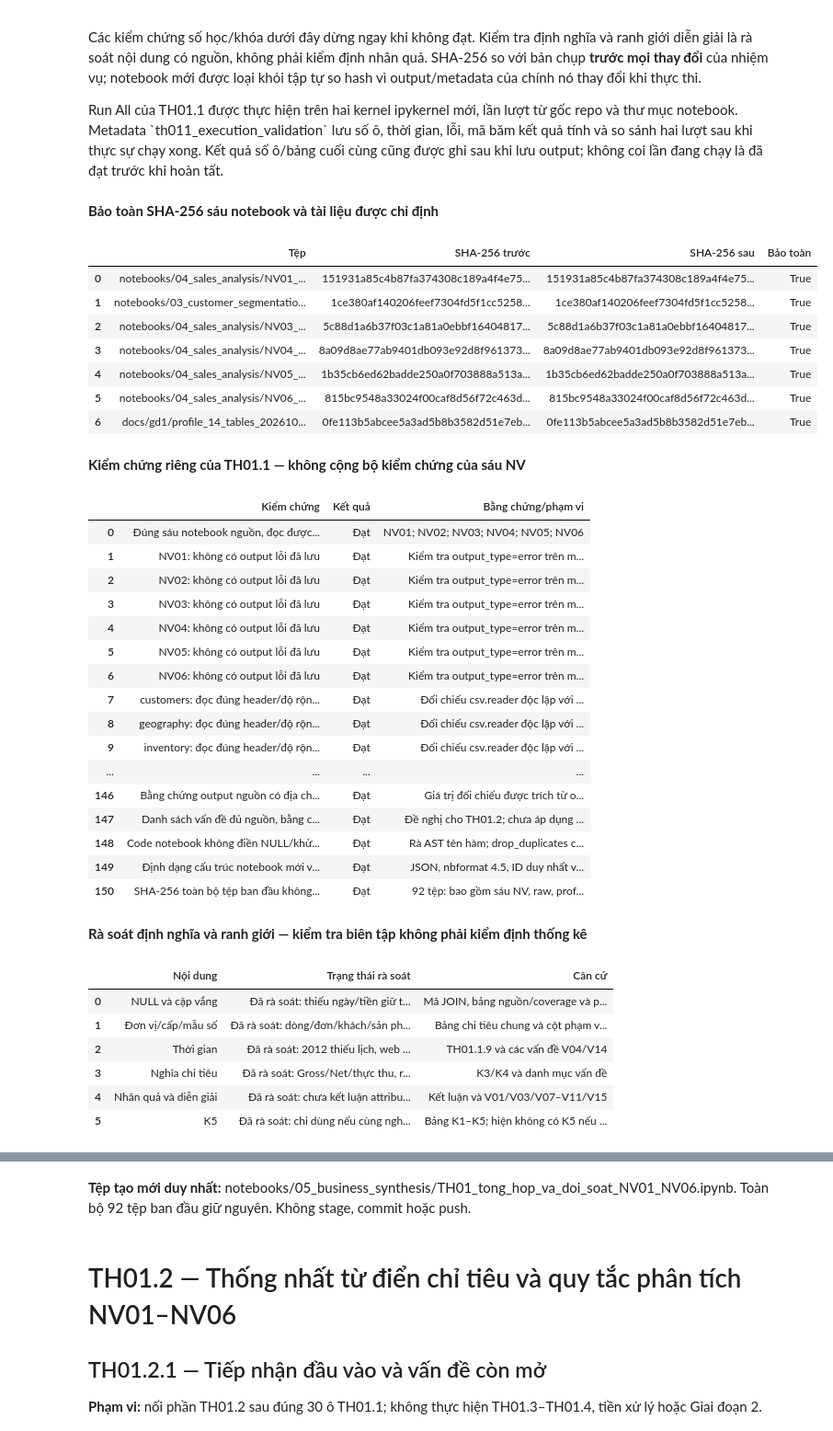
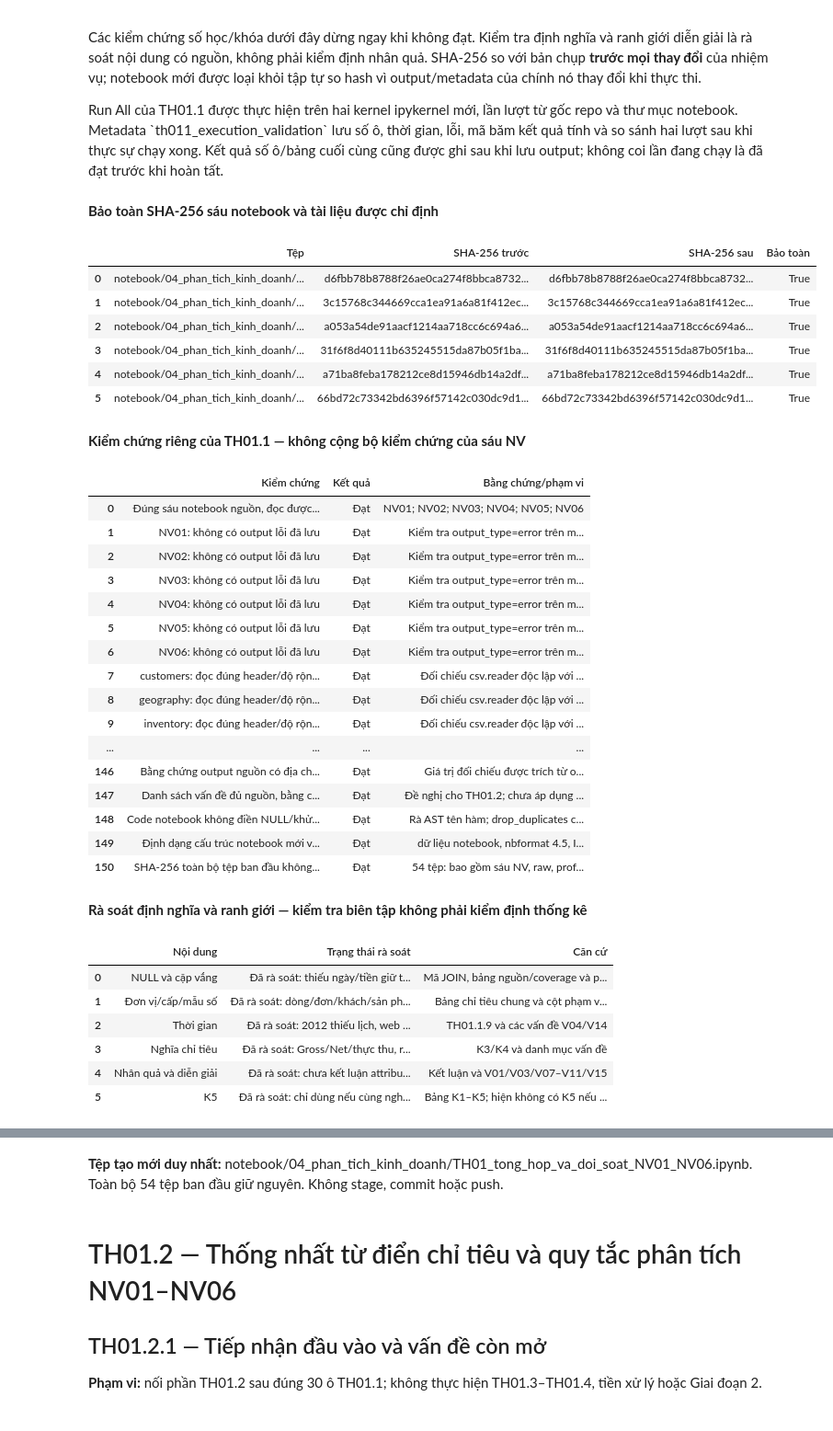
Before and after one commit to ngoctu1912/DA_Datathon2026, a Jupyter notebook: notebook/04_phan_tich_kinh_doanh/TH01_tong_hop_va_doi_soat_NV01_NV06.ipynb, the cells around one changed output, grey strips where cells are left out. Shown at 92% size. Saved outputs shown, nothing was run; the diff lists cells and outputs as text; code cells hidden in the pictures.

```diff
--- a/notebook/04_phan_tich_kinh_doanh/TH01_tong_hop_va_doi_soat_NV01_NV06.ipynb
+++ b/notebook/04_phan_tich_kinh_doanh/TH01_tong_hop_va_doi_soat_NV01_NV06.ipynb
@@ -156,7 +151,7 @@ def row(nv, pos, label):
     evidence.append({'Mã bằng chứng':key, 'Đường dẫn':NB[nv]['path'].relative_to(ROOT).as_posix(),
                      'Ô (từ 1)':pos, 'ID ô':t['Mã ô'], 'Cột':' | '.join(t['Cột']),
                      'Dòng đã lưu':' | '.join(r),
-                     'SHA-256 ô':hashlib.sha256(json.dumps(NB[nv]['doc']['cells'][pos-1],ensure_ascii=False,sort_keys=True).encode()).hexdigest()})
+                     'SHA-256 ô':stable_digest(NB[nv]['doc']['cells'][pos-1])})
     return r
 def src(nv,pos): return ''.join(NB[nv]['doc']['cells'][pos-1]['source'])
 def compact_execution(info):
@@ -178,7 +173,7 @@ def compact_execution(info):
                 small['runs']=[{k:x for k,x in run.items() if k in run_keep} for run in v['runs']]
             if small:
                 candidates.append(where+'/'+key+('/execution' if nested else '')+': '+
-                                  json.dumps(small,ensure_ascii=False,default=str))
+                                  repr(small))
     return '\n'.join(candidates) or 'Chưa nhận diện metadata thực thi; xem output cuối và execution_count.'
 # %% [markdown]
 ## TH01.1.1 — Kiểm kê sáu notebook
@@ -303,7 +298,7 @@ grain={'customers':'Một hồ sơ khách','products':'Một mã sản phẩm','
        'geography':'Một ZIP có city/region/district','payments':'Một dòng payment, hiện một dòng/đơn',
        'shipments':'Một dòng shipment, hiện một dòng/đơn','reviews':'Một review_id',
        'sales':'Một ngày Revenue/COGS','sample_submission':'Một ngày mục tiêu mẫu, không phải giao dịch thực tế'}
-date_specs={'customers':[('signup_date','%m/%d/%Y')],
+date_specs={'customers':[('signup_date','%Y-%m-%d')],
             'orders':[('order_date','%Y-%m-%d')],'returns':[('return_date','%Y-%m-%d')],
             'inventory':[('snapshot_date','%Y-%m-%d')],'promotions':[('start_date','%Y-%m-%d'),('end_date','%Y-%m-%d')],
             'web_traffic':[('date','%Y-%m-%d')],'shipments':[('ship_date','%Y-%m-%d'),('delivery_date','%Y-%m-%d')],
@@ -902,11 +897,11 @@ order_customer=orders[['order_id','customer_id','order_date']].merge(customers[[
 check('JOIN ngày signup không nhân đơn',len(order_customer)==len(orders) and order_customer.signup_date.notna().all(),
       'Khóa customer_id được kiểm tra duy nhất; không biến signup thành ngày mua đầu.')
 order_customer['od']=pd.to_datetime(order_customer.order_date,format='%Y-%m-%d')
-order_customer['sd']=pd.to_datetime(order_customer.signup_date,format='%m/%d/%Y')
+order_customer['sd']=pd.to_datetime(order_customer.signup_date,format='%Y-%m-%d')
 pre_signup=int(order_customer.od.lt(order_customer.sd).sum())
 pre_saved=row('NV06',118,'M47')[3]
 check('Đơn trước signup khớp NV06',int(vi(re.search(r'Trước signup:\s*([\d.]+)',pre_saved).group(1)))==pre_signup,
-      'So ngày đặt với ngày signup parsed đúng MM/DD/YYYY; không lọc bỏ đơn.')
+      'So ngày đặt với ngày signup parsed đúng YYYY-MM-DD; không lọc bỏ đơn.')
 web_days=set(dates['web_traffic','date'])
 order_days=set(dates['orders','order_date'])
 joint_days=web_days&order_days
@@ -1243,7 +1238,7 @@ issues=[
  'NV02–NV06','Đối chiếu tập mã được; chưa giải thích được quy trình cập nhật','Nghĩa return_id, thời điểm cập nhật status, lịch sử trạng thái/sự kiện','P1'),
 ('V04','NV02 ô 6/90; NV06 M47–M49',
  'Ý nghĩa signup_date và điều kiện cohort',
- f'{pre_signup} đơn trước signup; signup theo MM/DD/YYYY',
+ f'{pre_signup} đơn trước signup; signup theo YYYY-MM-DD',
  'NV02, NV04, NV06','Kiểm tra ngày và nhóm được; chưa xác minh thời điểm bắt đầu quan hệ','Provenance signup, di trú tài khoản, lịch sử giao dịch và định nghĩa cohort; không tự xóa đơn','P1'),
 ('V05','NV02 ô 72–73/84; NV04 .4; NV06 M43–M45',
  'Acquisition_channel là thuộc tính hồ sơ hay nguồn lần đầu',
@@ -1360,13 +1355,13 @@ for s in code_sources:
         if isinstance(node,ast.Call):
             call_names.add(node.func.attr if isinstance(node.func,ast.Attribute) else node.func.id if isinstance(node.func,ast.Name) else '')
 check('Code notebook không điền NULL/khử dòng nguồn/ghi bảng ngoài',
-      not call_names.intersection({'fillna','to_csv','to_json','to_parquet','write_text','write_bytes','unlink','rmtree'}),
+      not call_names.intersection({'fillna','to_csv','to_parquet','write_text','write_bytes','unlink','rmtree'}),
       'Rà AST tên hàm; drop_duplicates chỉ đếm khóa, không thay raw. Lưu notebook do trình chạy bên ngoài thực hiện.')
 check('Định dạng cấu trúc notebook mới và Python hợp lệ',
       current['nbformat']==4 and current['nbformat_minor']>=5 and
       len({c['id'] for c in current['cells']})==len(current['cells']) and
       all(c['cell_type'] in ['markdown','code'] for c in current['cells']),
-      'JSON, nbformat 4.5, ID duy nhất và AST mọi ô Python; môi trường không có nbformat.')
+      'dữ liệu notebook, nbformat 4.5, ID duy nhất và AST mọi ô Python; môi trường không có nbformat.')
 after=snapshot()
 check('SHA-256 toàn bộ tệp ban đầu không đổi',after==BASELINE,
       f'{len(BASELINE)} tệp: bao gồm sáu NV, raw, profile_14_tables, src/tests/reports/docs và .vscode.')
@@ -1377,41 +1372,40 @@ for nv,info in sorted(NB.items()):
 show(hash_rows,'Bảo toàn SHA-256 sáu notebook và tài liệu được chỉ định')
 show(checks,'Kiểm chứng riêng của TH01.1 — không cộng bộ kiểm chứng của sáu NV')
 editorial=[
 ('NULL và cặp vắng','Đã rà soát: thiếu ngày/tiền giữ thiếu; tổng rỗng hoặc đếm vị trí mã có nghĩa riêng','Mã JOIN, bảng nguồn/coverage và phần phương pháp'),
 ('Đơn vị/cấp/mẫu số','Đã rà soát: dòng/đơn/khách/sản phẩm/cặp/ngày và snapshot/luồng tách riêng','Bảng chỉ tiêu chung và cột phạm vi trong mọi đối soát'),
 ('Thời gian','Đã rà soát: 2012 thiếu lịch, web từ 2013, cohort/follow-up chưa đồng đều','TH01.1.9 và các vấn đề V04/V14'),
 ('Nghĩa chỉ tiêu','Đã rà soát: Gross/Net/thực thu, returned/returns, ba kênh, hai AOV giữ riêng','K3/K4 và danh mục vấn đề'),
 ('Nhân quả và diễn giải','Đã rà soát: chưa kết luận attribution/SLA/nhân quả/nhập kho/quyết toán','Kết luận và V01/V03/V07–V11/V15'),
 ('K5','Đã rà soát: chỉ dùng nếu cùng nghĩa/phạm vi và có kiểm chứng độc lập; không gán vì số khác','Bảng K1–K5; hiện không có K5 nếu kcounts[K5]=0')]
 show([{'Nội dung':a,'Trạng thái rà soát':b,'Căn cứ':c} for a,b,c in editorial],
      'Rà soát định nghĩa và ranh giới — kiểm tra biên tập không phải kiểm định thống kê')
 git=repository_status(ROOT)
 print('Git lúc bàn giao:\n'+git)
 audit_signature={'money':tot,'orders':len(orders),'buyers':n_buyers,'return_rows':len(ret),
  'return_orders':ret.order_id.nunique(),'refund_cents':int(refund_c.sum()),'return_quantity':int(rq.sum()),
  'inventory_common':len(common),'inventory_equal':inv_metrics['M46'],'adjacent':len(adjacent),
  'residual_zero':inv_metrics['M54'],'references':len(slot_refs),'coded_lines':int(nslots.gt(0).sum()),
  'coded_orders':len(sets['Có mã trên dòng']),'dual_lines':int(dual.sum()),'pre_signup':pre_signup,
  'web_days':len(web_days),'web_orders':int(inside.sum()),'catalogue_days':n_catalogue,
  'pearson_raw':round(raw_p,12),'pearson_centered':round(center_p,12),
  'classification':{k:kcounts[k] for k in ['K1','K2','K3','K4','K5']},'issues':len(issues),
  'checks_passed':sum(r['Kết quả']=='Đạt' for r in checks),'protected':len(BASELINE),'tables':len(table_log)}
-print('TH011_KET_QUA '+json.dumps(audit_signature,sort_keys=True,ensure_ascii=True))
+print('TH011_KET_QUA '+repr(audit_signature))
 print('Ô Markdown:',sum(c['cell_type']=='markdown' for c in current['cells']),
       '; ô Python:',sum(c['cell_type']=='code' for c in current['cells']),
       '; bảng:',len(table_log),'; biểu đồ mới: 0 (dùng bảng để đối soát, không lặp hình nguồn).')
 display(Markdown('**Tệp tạo mới duy nhất:** '+TARGET.relative_to(ROOT).as_posix()+
                  '. Toàn bộ '+str(len(BASELINE))+' tệp ban đầu giữ nguyên. Không stage, commit hoặc push.'))
 # %% [output]
 **Bảo toàn SHA-256 sáu notebook và tài liệu được chỉ định**
 |  | Tệp | SHA-256 trước | SHA-256 sau | Bảo toàn |
-| 0 | notebooks/04_sales_analysis/NV01_... | 151931a85c4b87fa374308c189a4f4e75... | 151931a85c4b87fa374308c189a4f4e75... | True |
-| 1 | notebooks/03_customer_segmentatio... | 1ce380af140206feef7304fd5f1cc5258... | 1ce380af140206feef7304fd5f1cc5258... | True |
-| 2 | notebooks/04_sales_analysis/NV03_... | 5c88d1a6b37f03c1a81a0ebbf16404817... | 5c88d1a6b37f03c1a81a0ebbf16404817... | True |
-| 3 | notebooks/04_sales_analysis/NV04_... | 8a09d8ae77ab9401db093e92d8f961373... | 8a09d8ae77ab9401db093e92d8f961373... | True |
-| 4 | notebooks/04_sales_analysis/NV05_... | 1b35cb6ed62badde250a0f703888a513a... | 1b35cb6ed62badde250a0f703888a513a... | True |
-| 5 | notebooks/04_sales_analysis/NV06_... | 815bc9548a33024f00caf8d56f72c463d... | 815bc9548a33024f00caf8d56f72c463d... | True |
-| 6 | docs/gd1/profile_14_tables_202610... | 0fe113b5abcee5a3ad5b8b3582d51e7eb... | 0fe113b5abcee5a3ad5b8b3582d51e7eb... | True |
+| 0 | notebook/04_phan_tich_kinh_doanh/... | d6fbb78b8788f26ae0ca274f8bbca8732... | d6fbb78b8788f26ae0ca274f8bbca8732... | True |
+| 1 | notebook/04_phan_tich_kinh_doanh/... | 3c15768c344669cca1ea91a6a81f412ec... | 3c15768c344669cca1ea91a6a81f412ec... | True |
+| 2 | notebook/04_phan_tich_kinh_doanh/... | a053a54de91aacf1214aa718cc6c694a6... | a053a54de91aacf1214aa718cc6c694a6... | True |
+| 3 | notebook/04_phan_tich_kinh_doanh/... | 31f6f8d40111b635245515da87b05f1ba... | 31f6f8d40111b635245515da87b05f1ba... | True |
+| 4 | notebook/04_phan_tich_kinh_doanh/... | a71ba8feba178212ce8d15946db14a2df... | a71ba8feba178212ce8d15946db14a2df... | True |
+| 5 | notebook/04_phan_tich_kinh_doanh/... | 66bd72c73342bd6396f57142c030dc9d1... | 66bd72c73342bd6396f57142c030dc9d1... | True |
 **Kiểm chứng riêng của TH01.1 — không cộng bộ kiểm chứng của sáu NV**
 |  | Kiểm chứng | Kết quả | Bằng chứng/phạm vi |
 | 0 | Đúng sáu notebook nguồn, đọc được... | Đạt | NV01; NV02; NV03; NV04; NV05; NV06 |
@@ -1428,8 +1422,8 @@ display(Markdown('**Tệp tạo mới duy nhất:** '+TARGET.relative_to(ROOT).a
 | 146 | Bằng chứng output nguồn có địa ch... | Đạt | Giá trị đối chiếu được trích từ o... |
 | 147 | Danh sách vấn đề đủ nguồn, bằng c... | Đạt | Đề nghị cho TH01.2; chưa áp dụng ... |
 | 148 | Code notebook không điền NULL/khử... | Đạt | Rà AST tên hàm; drop_duplicates c... |
-| 149 | Định dạng cấu trúc notebook mới v... | Đạt | JSON, nbformat 4.5, ID duy nhất v... |
-| 150 | SHA-256 toàn bộ tệp ban đầu không... | Đạt | 92 tệp: bao gồm sáu NV, raw, prof... |
+| 149 | Định dạng cấu trúc notebook mới v... | Đạt | dữ liệu notebook, nbformat 4.5, I... |
+| 150 | SHA-256 toàn bộ tệp ban đầu không... | Đạt | 54 tệp: bao gồm sáu NV, raw, prof... |
 **Rà soát định nghĩa và ranh giới — kiểm tra biên tập không phải kiểm định thống kê**
 |  | Nội dung | Trạng thái rà soát | Căn cứ |
 | 0 | NULL và cặp vắng | Đã rà soát: thiếu ngày/tiền giữ t... | Mã JOIN, bảng nguồn/coverage và p... |
@@ -1448,4 +1452,4 @@ TH011_KET_QUA {"adjacent": 51524, "buyers": 90246, "catalogue_days": 1707, "chec
-**Tệp tạo mới duy nhất:** notebooks/05_business_synthesis/TH01_tong_hop_va_doi_soat_NV01_NV06.ipynb. Toàn bộ 92 tệp ban đầu giữ nguyên. Không stage, commit hoặc push.
+**Tệp tạo mới duy nhất:** notebook/04_phan_tich_kinh_doanh/TH01_tong_hop_va_doi_soat_NV01_NV06.ipynb. Toàn bộ 54 tệp ban đầu giữ nguyên. Không stage, commit hoặc push.
 # %% [markdown]
 # TH01.2 — Thống nhất từ điển chỉ tiêu và quy tắc phân tích NV01–NV06
 ## TH01.2.1 — Tiếp nhận đầu vào và vấn đề còn mở
```
Also changed, not shown: parts of 23 cells of this notebook, 17 other files.
